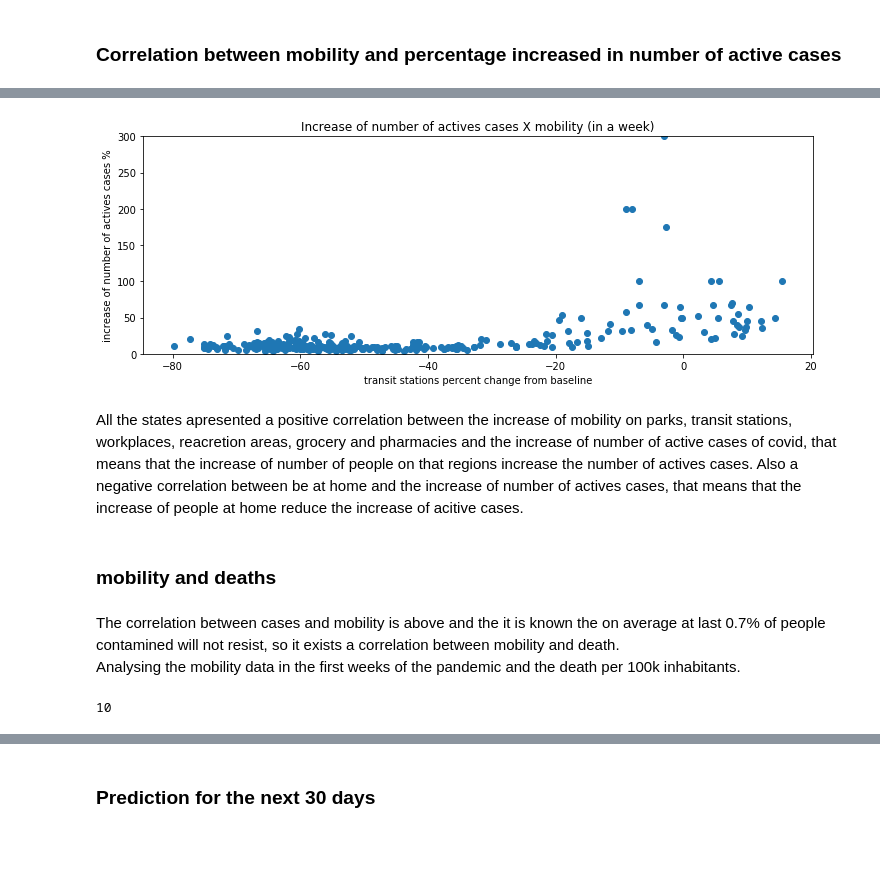
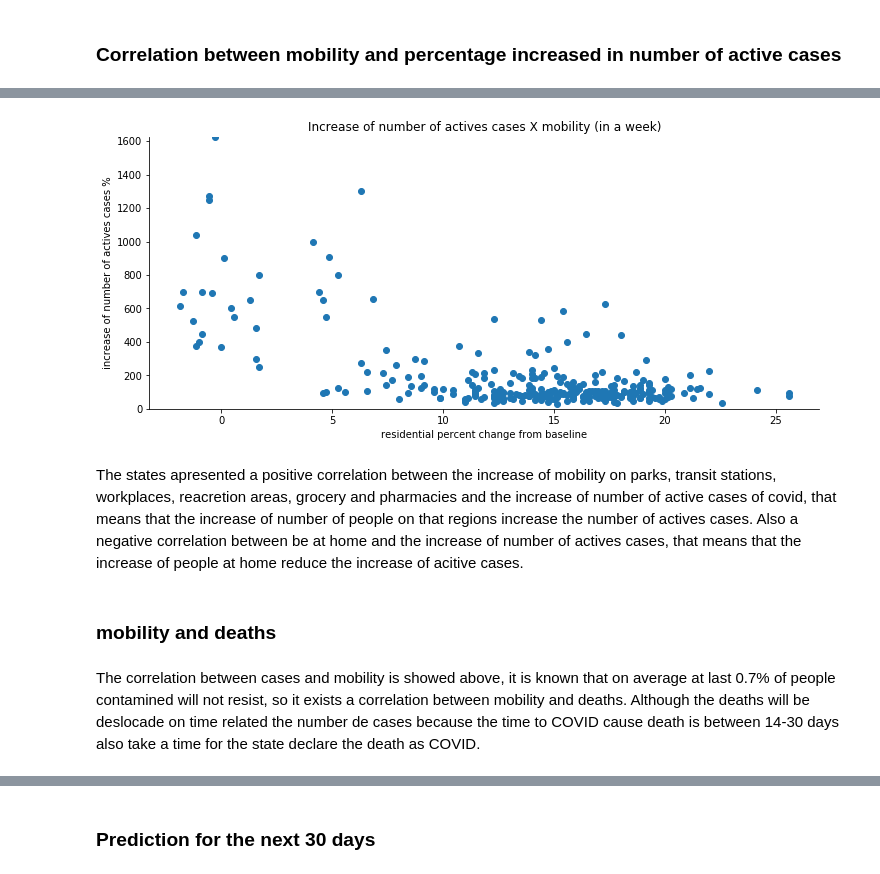
Before and after one commit to arturjacques/mobilityAndCovid, a Jupyter notebook: mobilityAndCovid.ipynb, the cells around one changed output, grey strips where cells are left out. Cells and saved outputs as stored; diff of their text form; code cells hidden in the pictures; blank space fills up the shorter version.

```diff
--- a/mobilityAndCovid.ipynb
+++ b/mobilityAndCovid.ipynb
@@ -192,13 +192,14 @@ the increase in number of cases is a function of the number of active cases and
 # %%
 state = covidBr.iloc[0].state
 newCases = list()
+daysInactivity = 14
 
 for index ,row in covidBr.iterrows():
     if row.state != state:
         newCases = list()
         state = row.state
-    if len(newCases) > 21:
-        covidBr.loc[index, 'inactives'] = sum(newCases[:-21])
+    if len(newCases) > daysInactivity:
+        covidBr.loc[index, 'inactives'] = sum(newCases[:-daysInactivity])
     else:
         covidBr.loc[index, 'inactives'] = 0
     newCases.append(row.new_confirmed)
@@ -213,16 +214,16 @@ covidBr['death_per_100k_inhabitants'] = (covidBr.last_available_deaths / covidBr
 # the data will be merged on the state and the date of covid and data affected of the mobility
 covidMerged = covidBr.merge(mobilityBr, how = 'inner', left_on = ['date', 'state'], right_on = ['data_affected', 'state'])
 # %%
-# grouping the data by week. The columns new_confirmed, new_deaths, actives and inactives need to be added by week
-covidGrouped = covidMerged[['state', 'epidemiological_week', 'new_confirmed', 'new_deaths', 'actives', 'inactives']].groupby(['state', 'epidemiological_week']).sum()
+# grouping the data by week. The columns new_confirmed, new_deaths need to be added by week
+covidGrouped = covidMerged[['state', 'epidemiological_week', 'new_confirmed', 'new_deaths']].groupby(['state', 'epidemiological_week']).sum()
 
-# the colums last_available_confirmed, last_available_confirmed_per_100k_inhabitants, last_available_deaths and death_per_100k_inhabitants needs be taken the last
-covidGrouped = covidGrouped.merge(covidMerged[['state', 'epidemiological_week', 'last_available_confirmed', 'last_available_confirmed_per_100k_inhabitants', 'last_available_death_rate', 'last_available_deaths', 'death_per_100k_inhabitants']].groupby(['state', 'epidemiological_week']).last(), how = 'left', right_index = True, left_index = True)
+# the colums last_available_confirmed, last_available_confirmed_per_100k_inhabitants, last_available_deaths, death_per_100k_inhabitants, actives and inactives needs be taken the last
+covidGrouped = covidGrouped.merge(covidMerged[['state', 'epidemiological_week', 'last_available_confirmed', 'last_available_confirmed_per_100k_inhabitants', 'last_available_death_rate', 'last_available_deaths', 'death_per_100k_inhabitants', 'actives', 'inactives']].groupby(['state', 'epidemiological_week']).last(), how = 'left', right_index = True, left_index = True)
 
 # the colums of movimentation and population will be made an average
 covidGrouped = covidGrouped.merge(covidMerged[['state', 'epidemiological_week', 'retail_and_recreation_percent_change_from_baseline', 'grocery_and_pharmacy_percent_change_from_baseline', 'parks_percent_change_from_baseline', 'transit_stations_percent_change_from_baseline', 'workplaces_percent_change_from_baseline', 'residential_percent_change_from_baseline']].groupby(['state', 'epidemiological_week']).mean(), how = 'left', right_index = True, left_index = True)
 # %%
 # adding a new column of the percentage increase of the number of cases from the next week
-covidGrouped['increase'] = covidGrouped[['new_confirmed', 'actives']]\
-.apply(lambda x: (x['new_confirmed']/(x['actives'] - x['new_confirmed'])) if (x['actives'] - x['new_confirmed']) != 0 else np.NAN, axis = 1)
+covidGrouped['increase'] = covidGrouped.index.map(lambda x: covidGrouped.loc[x, 'new_confirmed']/covidGrouped\
+                                                  .loc[(x[0], x[1]-1), 'actives'] if (x[1] != 0) and (covidGrouped.loc[(x[0], x[1]-1), 'actives'] != 0) else np.NAN)
 # %%
@@ -280,32 +289,31 @@ corrMobCases
 # %%
 # column that will be ploted
-mobilityColumn = 'transit_stations_percent_change_from_baseline'
+mobilityColumn = 'residential_percent_change_from_baseline'
+
+graphMobility = covidGrouped.reset_index()
 
 # selecting the column
-x = covidGrouped.reset_index()[mobilityColumn]
+x = graphMobility[mobilityColumn]
 
 # the result will be the increase of number of cases
-y = covidGrouped.reset_index().increase*100
+y = graphMobility.increase*100
 
-plt.figure(figsize = (12, 4))
-plt.xlabel(mobilityColumn.replace('_', ' '))
-plt.ylabel('increase of number of actives cases %')
-plt.title('Increase of number of actives cases X mobility (in a week)')
-plt.ylim(0, covidGrouped.increase.max()*100)
-plt.scatter(x, y)
+fig, ax = plt.subplots(figsize = (12, 5))
+ax.set_xlabel(mobilityColumn.replace('_', ' '))
+ax.set_ylabel('increase of number of actives cases %')
+ax.set_title('Increase of number of actives cases X mobility (in a week)')
+ax.set_ylim(0, covidGrouped.increase.max()*100)
+ax.scatter(x, y)
+ax.spines['right'].set_visible(False)
+ax.spines['top'].set_visible(False)
+ax.set_ylim(0)
+
 plt.show()
 # %% [output]
-[figure, old version]
+[figure, new version]
 # %% [markdown]
-All the states apresented a positive correlation between the increase of mobility on parks, transit stations, workplaces, reacretion areas, grocery and pharmacies and the increase of number of active cases of covid, that means that the increase of number of people on that regions increase the number of actives cases. Also a negative correlation between be at home and the increase of number of actives cases, that means that the increase of people at home reduce the increase of acitive cases.
+The states apresented a positive correlation between the increase of mobility on parks, transit stations, workplaces, reacretion areas, grocery and pharmacies and the increase of number of active cases of covid, that means that the increase of number of people on that regions increase the number of actives cases. Also a negative correlation between be at home and the increase of number of actives cases, that means that the increase of people at home reduce the increase of acitive cases.
 # %% [markdown]
 ### mobility and deaths
 # %% [markdown]
-The correlation between cases and mobility is above and the it is known the on average at last 0.7% of people contamined will not resist, so it exists a correlation between mobility and death.
-Analysing the mobility data in the first weeks of the pandemic and the death per 100k inhabitants.
+The correlation between cases and mobility is showed above, it is known that on average at last 0.7% of people contamined will not resist, so it exists a correlation between mobility and deaths. Although the deaths will be deslocade on time related the number de cases because the time to COVID cause death is between 14-30 days also take a time for the state declare the death as COVID.
-# %%
-# checking the minimum of week that the state the registered a case of covid later have
-minWeeks = covidGrouped.reset_index()[['state','epidemiological_week']].groupby('state').max().min().iloc[0]
-minWeeks
-# %% [output]
-10
```
Also changed, not shown: parts of 16 cells of this notebook.
